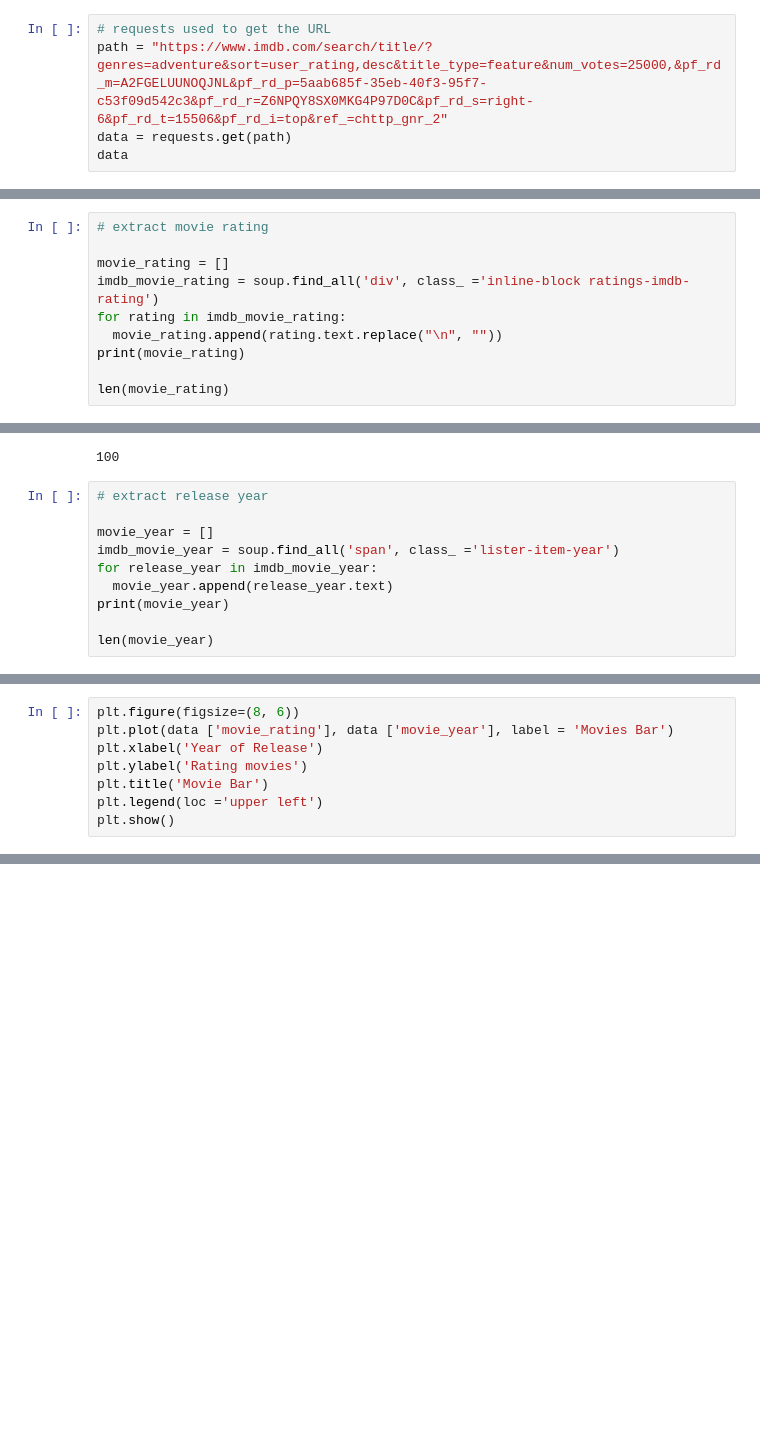
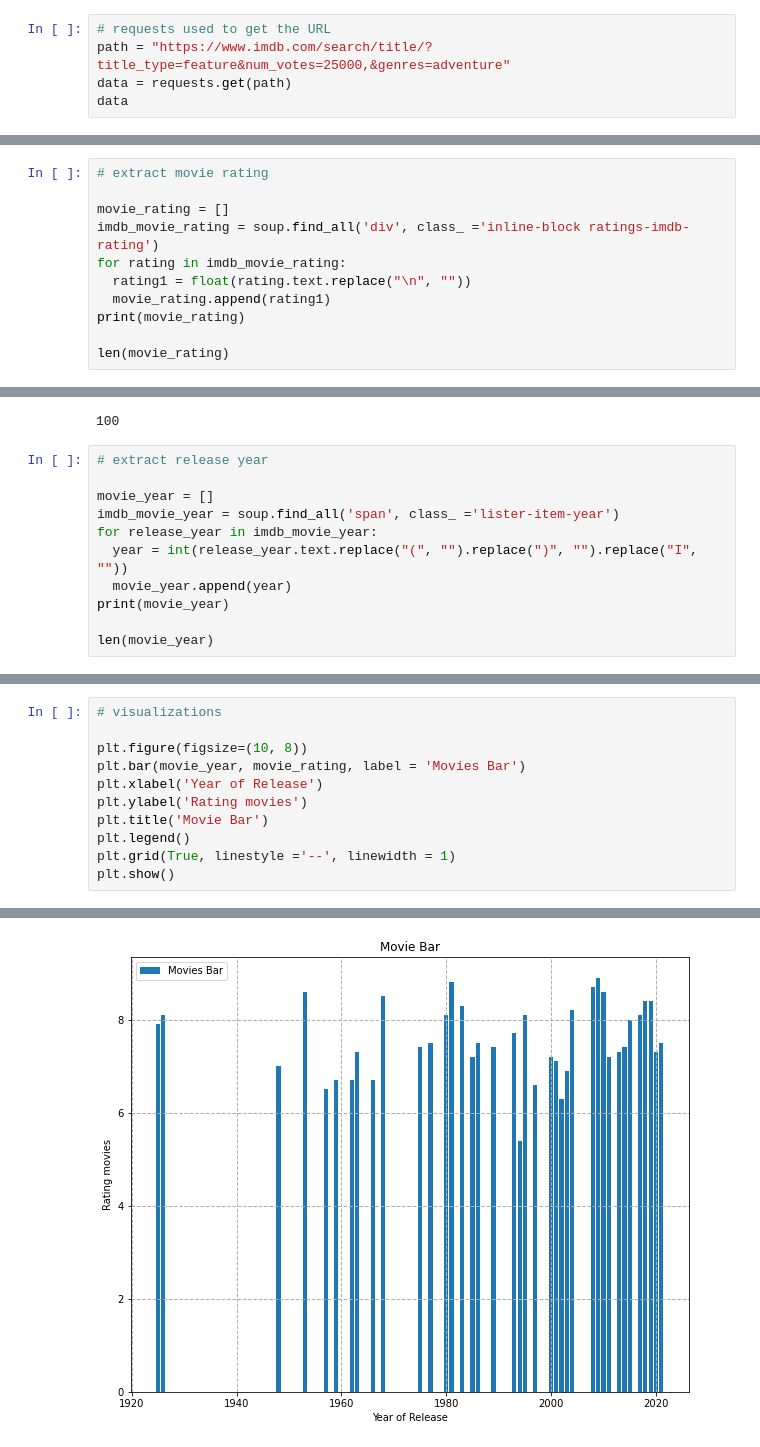
Before and after one commit to RitthujaKandasamy/imdb_challenge, a Jupyter notebook: Web scraping challenge.ipynb, the cells around one changed output, grey strips where cells are left out. Saved outputs shown, nothing was run; the diff lists cells and outputs as text; blank space fills up the shorter version.

```diff
--- a/Web scraping challenge.ipynb
+++ b/Web scraping challenge.ipynb
@@ -23,7 +23,7 @@ import matplotlib.pyplot as plt
 %matplotlib inline
 # %%
 # requests used to get the URL
-path = "https://www.imdb.com/search/title/?genres=adventure&sort=user_rating,desc&title_type=feature&num_votes=25000,&pf_rd_m=A2FGELUUNOQJNL&pf_rd_p=5aab685f-35eb-40f3-95f7-c53f09d542c3&pf_rd_r=Z6NPQY8SX0MKG4P97D0C&pf_rd_s=right-6&pf_rd_t=15506&pf_rd_i=top&ref_=chttp_gnr_2"
+path = "https://www.imdb.com/search/title/?title_type=feature&num_votes=25000,&genres=adventure"
 data = requests.get(path)
 data
 # %% [output]
@@ -73,7 +73,8 @@ len(movie_genre)
 movie_rating = []
 imdb_movie_rating = soup.find_all('div', class_ ='inline-block ratings-imdb-rating')
 for rating in imdb_movie_rating:
-  movie_rating.append(rating.text.replace("\n", ""))
+  rating1 = float(rating.text.replace("\n", ""))
+  movie_rating.append(rating1)
 print(movie_rating)
 
 len(movie_rating)
@@ -98,7 +99,8 @@ len(movie_desc)
 movie_year = []
 imdb_movie_year = soup.find_all('span', class_ ='lister-item-year')
 for release_year in imdb_movie_year:
-  movie_year.append(release_year.text)
+  year = int(release_year.text.replace("(", "").replace(")", "").replace("I", ""))
+  movie_year.append(year)
 print(movie_year)
 
 len(movie_year)
@@ -120,9 +123,12 @@ len(movie_dir)
 # %%
-plt.figure(figsize=(8, 6))
-plt.plot(data ['movie_rating'], data ['movie_year'], label = 'Movies Bar')
+# visualizations
+
+plt.figure(figsize=(10, 8))
+plt.bar(movie_year, movie_rating, label = 'Movies Bar')
 plt.xlabel('Year of Release')
 plt.ylabel('Rating movies')
 plt.title('Movie Bar')
-plt.legend(loc ='upper left')
+plt.legend()
+plt.grid(True, linestyle ='--', linewidth = 1)
 plt.show()
 # %% [output]
@@ -130,0 +135 @@ TypeError: 'Response' object is not subscriptable
+[figure, added]
```
Also changed, not shown: parts of 10 cells of this notebook, 1 other file.
